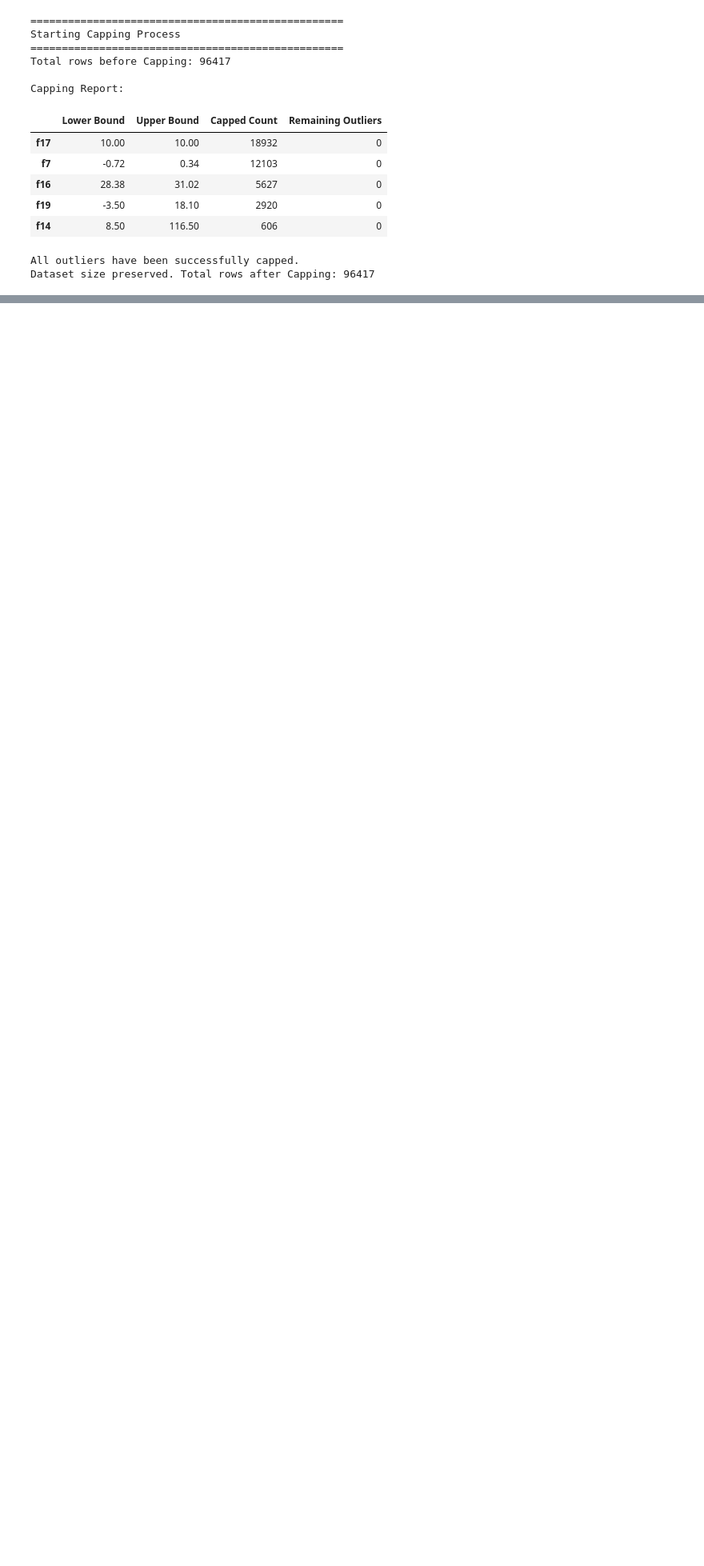
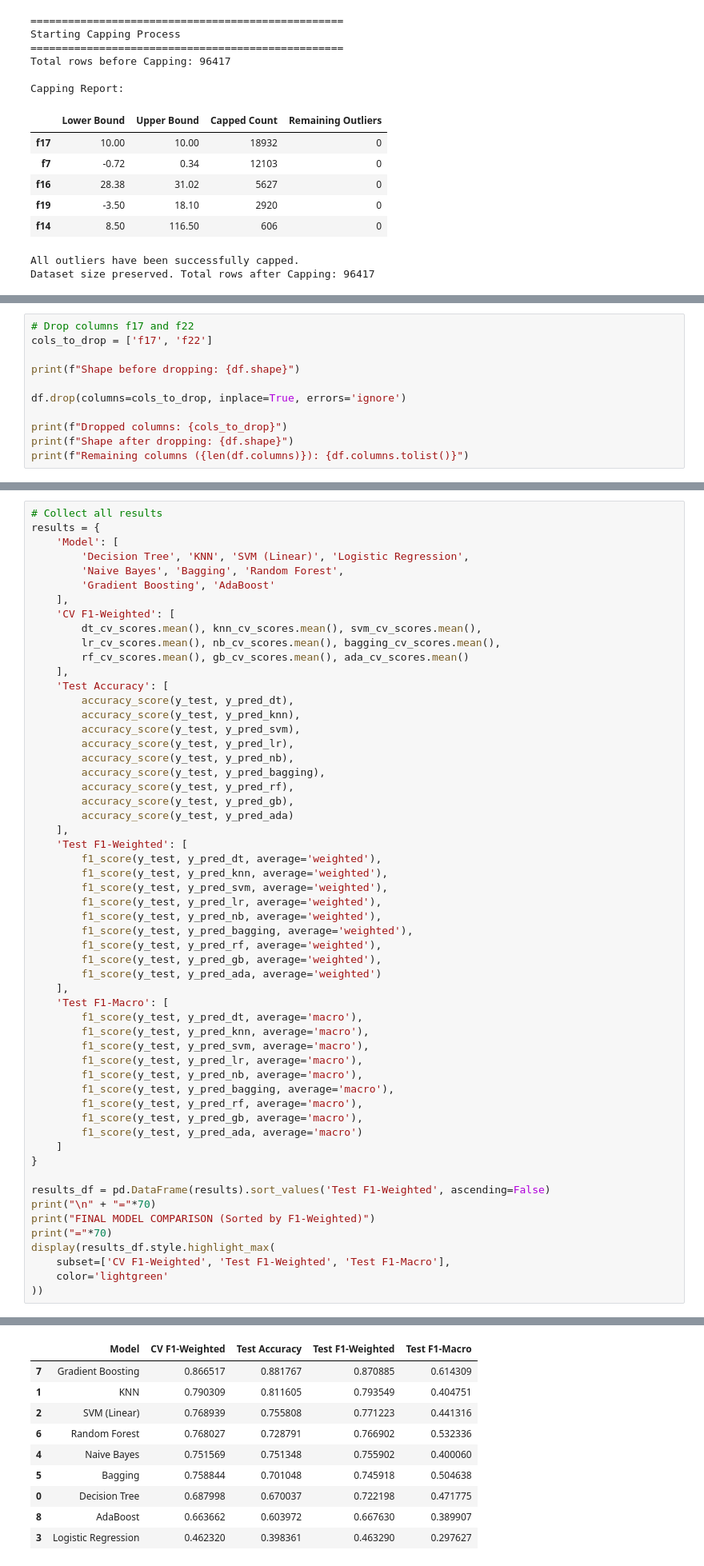
Before and after one commit to HesamMerajifar/Datamining, a Jupyter notebook: Mreza_final.ipynb, the cells around one changed output, grey strips where cells are left out. Shown at 80% size. Cells and saved outputs as stored; diff of their text form; blank space fills up the shorter version.

Commit message:
Models

```diff
--- a/Mreza_final.ipynb
+++ b/Mreza_final.ipynb
@@ -1238,0 +1303,11 @@ Dataset size preserved. Total rows after Capping: 96417
+# %%
+# Drop columns f17 and f22
+cols_to_drop = ['f17', 'f22']
+
+print(f"Shape before dropping: {df.shape}")
+
+df.drop(columns=cols_to_drop, inplace=True, errors='ignore')
+
+print(f"Dropped columns: {cols_to_drop}")
+print(f"Shape after dropping: {df.shape}")
+print(f"Remaining columns ({len(df.columns)}): {df.columns.tolist()}")
@@ -1238,0 +1820,57 @@ Dataset size preserved. Total rows after Capping: 96417
+# %%
+# Collect all results
+results = {
+    'Model': [
+        'Decision Tree', 'KNN', 'SVM (Linear)', 'Logistic Regression',
+        'Naive Bayes', 'Bagging', 'Random Forest',
+        'Gradient Boosting', 'AdaBoost'
+    ],
+    'CV F1-Weighted': [
+        dt_cv_scores.mean(), knn_cv_scores.mean(), svm_cv_scores.mean(),
+        lr_cv_scores.mean(), nb_cv_scores.mean(), bagging_cv_scores.mean(),
+        rf_cv_scores.mean(), gb_cv_scores.mean(), ada_cv_scores.mean()
+    ],
+    'Test Accuracy': [
+        accuracy_score(y_test, y_pred_dt),
+        accuracy_score(y_test, y_pred_knn),
+        accuracy_score(y_test, y_pred_svm),
+        accuracy_score(y_test, y_pred_lr),
+        accuracy_score(y_test, y_pred_nb),
+        accuracy_score(y_test, y_pred_bagging),
+        accuracy_score(y_test, y_pred_rf),
+        accuracy_score(y_test, y_pred_gb),
+        accuracy_score(y_test, y_pred_ada)
+    ],
+    'Test F1-Weighted': [
+        f1_score(y_test, y_pred_dt, average='weighted'),
+        f1_score(y_test, y_pred_knn, average='weighted'),
+        f1_score(y_test, y_pred_svm, average='weighted'),
+        f1_score(y_test, y_pred_lr, average='weighted'),
+        f1_score(y_test, y_pred_nb, average='weighted'),
+        f1_score(y_test, y_pred_bagging, average='weighted'),
+        f1_score(y_test, y_pred_rf, average='weighted'),
+        f1_score(y_test, y_pred_gb, average='weighted'),
+        f1_score(y_test, y_pred_ada, average='weighted')
+    ],
+    'Test F1-Macro': [
+        f1_score(y_test, y_pred_dt, average='macro'),
+        f1_score(y_test, y_pred_knn, average='macro'),
+        f1_score(y_test, y_pred_svm, average='macro'),
+        f1_score(y_test, y_pred_lr, average='macro'),
+        f1_score(y_test, y_pred_nb, average='macro'),
+        f1_score(y_test, y_pred_bagging, average='macro'),
+        f1_score(y_test, y_pred_rf, average='macro'),
+        f1_score(y_test, y_pred_gb, average='macro'),
+        f1_score(y_test, y_pred_ada, average='macro')
+    ]
+}
+
+results_df = pd.DataFrame(results).sort_values('Test F1-Weighted', ascending=False)
+print("\n" + "="*70)
+print("FINAL MODEL COMPARISON (Sorted by F1-Weighted)")
+print("="*70)
+display(results_df.style.highlight_max(
+    subset=['CV F1-Weighted', 'Test F1-Weighted', 'Test F1-Macro'],
+    color='lightgreen'
+))
+# %% [output]
@@ -1238,0 +1880,10 @@ Dataset size preserved. Total rows after Capping: 96417
+|  | Model | CV F1-Weighted | Test Accuracy | Test F1-Weighted | Test F1-Macro |
+| 7 | Gradient Boosting | 0.866517 | 0.881767 | 0.870885 | 0.614309 |
+| 1 | KNN | 0.790309 | 0.811605 | 0.793549 | 0.404751 |
+| 2 | SVM (Linear) | 0.768939 | 0.755808 | 0.771223 | 0.441316 |
+| 6 | Random Forest | 0.768027 | 0.728791 | 0.766902 | 0.532336 |
+| 4 | Naive Bayes | 0.751569 | 0.751348 | 0.755902 | 0.400060 |
+| 5 | Bagging | 0.758844 | 0.701048 | 0.745918 | 0.504638 |
+| 0 | Decision Tree | 0.687998 | 0.670037 | 0.722198 | 0.471775 |
+| 8 | AdaBoost | 0.663662 | 0.603972 | 0.667630 | 0.389907 |
+| 3 | Logistic Regression | 0.462320 | 0.398361 | 0.463290 | 0.297627 |
```
Also changed, not shown: parts of 24 cells of this notebook.
